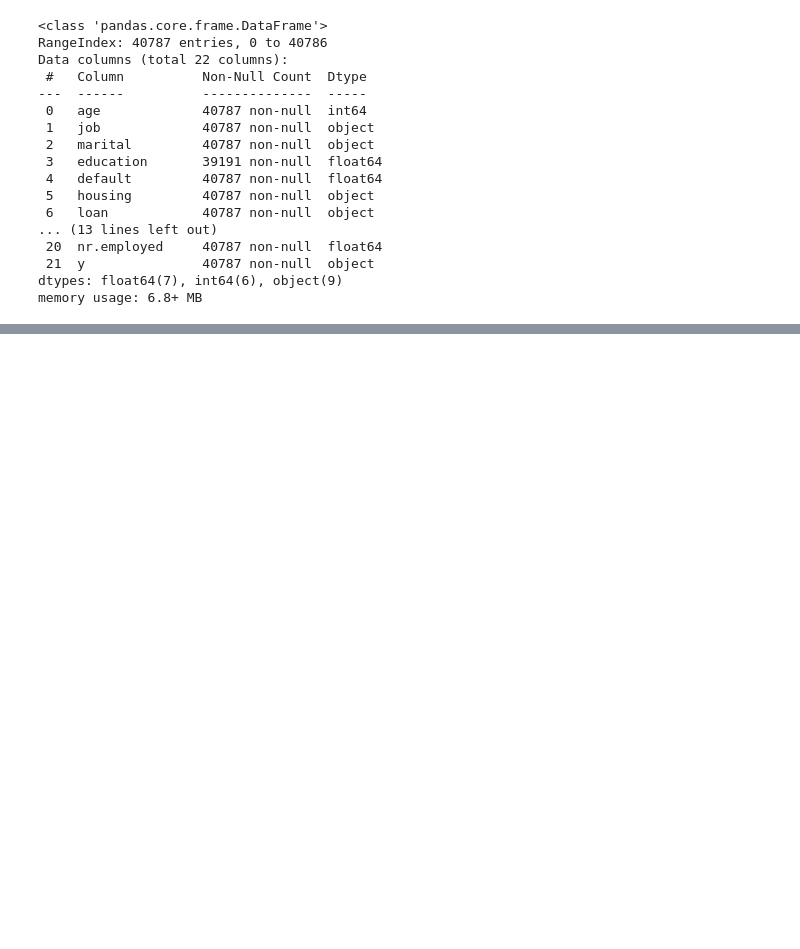
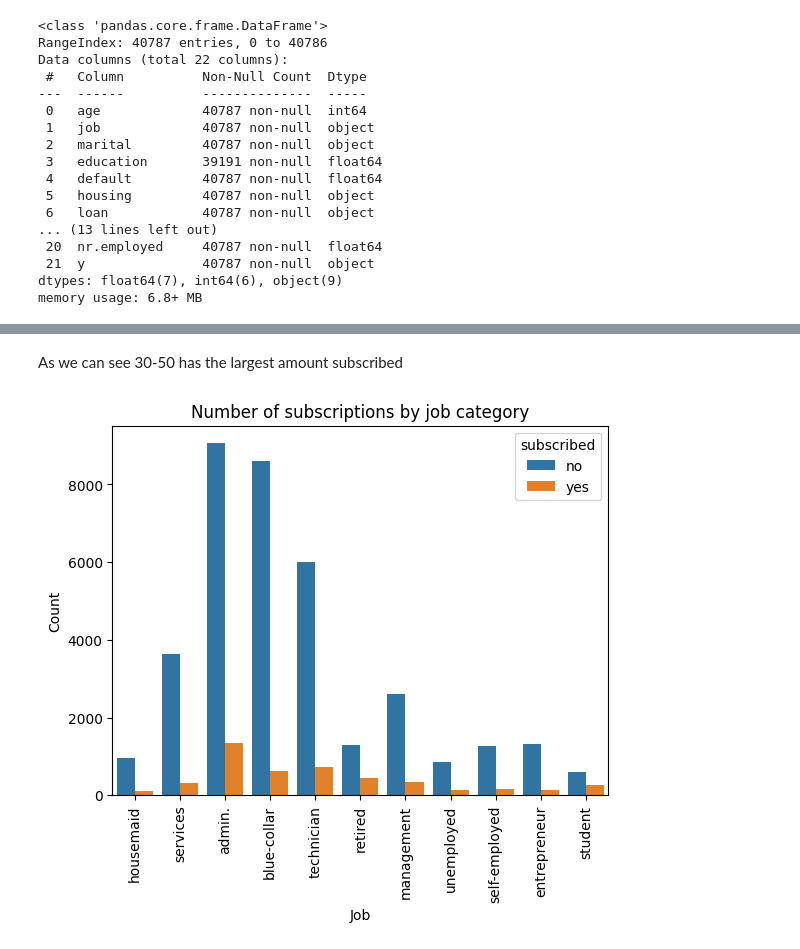
Before and after one commit to tassalor1/Bank-Term-Deposit-Prediction, a Jupyter notebook: Connor_EDA.ipynb, the cells around one changed output, grey strips where cells are left out. Saved outputs shown, nothing was run; the diff lists cells and outputs as text; code cells hidden in the pictures; blank space fills up the shorter version.

```diff
--- a/Connor_EDA.ipynb
+++ b/Connor_EDA.ipynb
@@ -89,0 +146,13 @@ for col in categorical_cols:
+# %% [markdown]
+As we can see 30-50 has the largest amount subscribed
+# %%
+sns.countplot(data=df, x='job', hue='subscribed')
+
+plt.title('Number of subscriptions by job category')
+plt.xlabel('Job')
+plt.ylabel('Count')
+plt.xticks(rotation=90)
+
+plt.show()
+# %% [output]
+[figure, added]
```
Also changed, not shown: parts of 18 cells of this notebook.
